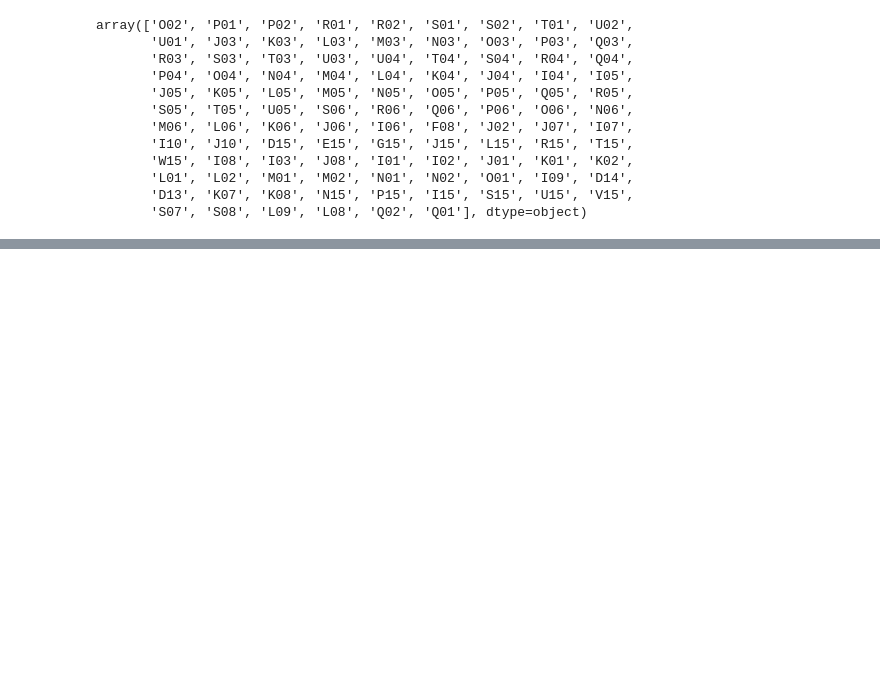
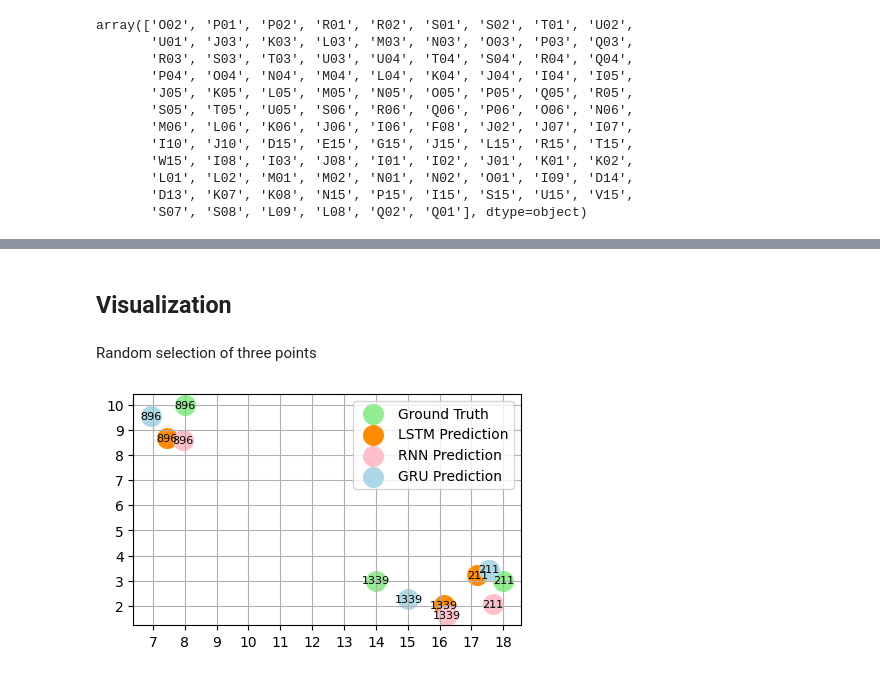
Before and after one commit to gokcegok/indoor-localization-with-rnn-based-models, a Jupyter notebook: indoor_localization_with_rnn_based_models.ipynb, the cells around one changed output, grey strips where cells are left out. Drawn from its saved outputs; the diff is of its cells as text; code cells hidden in the pictures; blank space fills up the shorter version.

```diff
--- a/indoor_localization_with_rnn_based_models.ipynb
+++ b/indoor_localization_with_rnn_based_models.ipynb
@@ -351,0 +641,40 @@ NameError: ignored
+# %%
+inverse_scaled_pred_lstm = scaler_y.inverse_transform(pred_lstm)
+inverse_scaled_pred_rnn = scaler_y.inverse_transform(pred_rnn)
+inverse_scaled_pred_gru = scaler_y.inverse_transform(pred_gru)
+# %% [markdown]
+## Visualization
+# %% [markdown]
+Random selection of three points
+# %%
+sample_list = random.choices(range(len(data)), k=3)
+# %%
+pred_x_lstm = [i[0] for i in inverse_scaled_pred_lstm[sample_list]]
+pred_x_rnn = [i[0] for i in inverse_scaled_pred_rnn[sample_list]]
+pred_x_gru = [i[0] for i in inverse_scaled_pred_gru[sample_list]]
+x = sorted["x_coor"].iloc[sample_list].values
+# %%
+pred_y_lstm = [i[1] for i in inverse_scaled_pred_lstm[sample_list]]
+pred_y_rnn = [i[1] for i in inverse_scaled_pred_rnn[sample_list]]
+pred_y_gru = [i[1] for i in inverse_scaled_pred_gru[sample_list]]
+y = sorted["y_coor"].iloc[sample_list].values
+# %%
+fig, ax = plt.subplots(figsize=(5, 3))
+plt.grid()
+plt.xticks(range(26))
+plt.yticks(range(18))
+ax.scatter(x, y, color="lightgreen", label="Ground Truth", s=200)
+ax.scatter(pred_x_lstm, pred_y_lstm, color="darkorange", label="LSTM Prediction", s=200)
+ax.scatter(pred_x_rnn, pred_y_rnn, color="pink", label="RNN Prediction", s=200)
+ax.scatter(pred_x_gru, pred_y_gru, color="lightblue", label="GRU Prediction", s=200)
+ax.legend()
+
+for i, txt in enumerate(sample_list):
+    ax.annotate(txt, (x[i], y[i]), fontsize=8, ha="center", va="center")
+    ax.annotate(txt, (pred_x_lstm[i], pred_y_lstm[i]), fontsize=8, ha="center", va="center")
+    ax.annotate(txt, (pred_x_rnn[i], pred_y_rnn[i]), fontsize=8, ha="center", va="center")
+    ax.annotate(txt, (pred_x_gru[i], pred_y_gru[i]), fontsize=8, ha="center", va="center")
+
+plt.show()
+# %% [output]
+[figure, added]
```
Also changed, not shown: parts of 47 cells of this notebook.
